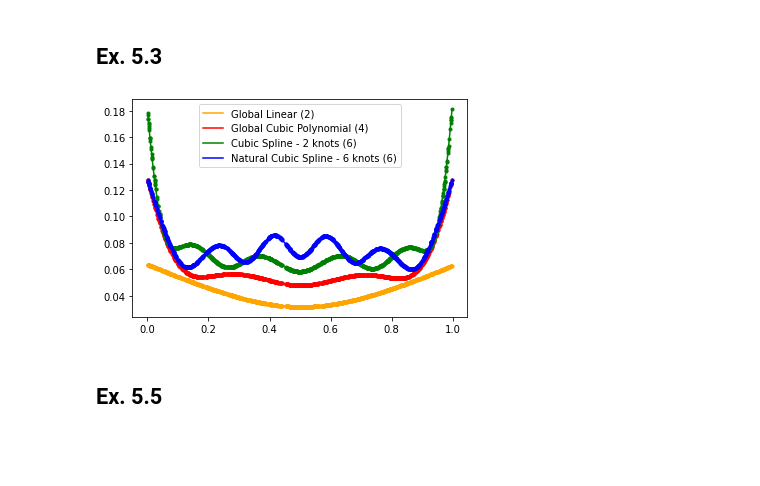
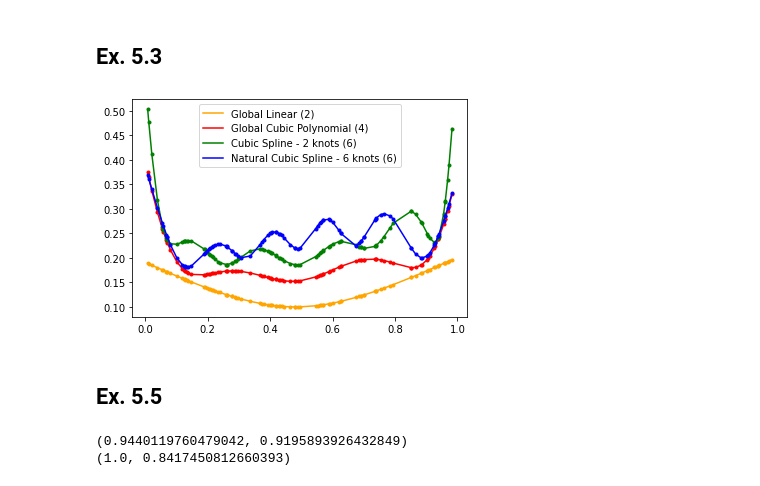
Before and after one commit to IanFla/Statistical-Learning, a Jupyter notebook: Ch5.ipynb, the cells around one changed output. Cells and saved outputs as stored; diff of their text form; code cells hidden in the pictures; blank space fills up the shorter version.

```diff
--- a/Ch5.ipynb
+++ b/Ch5.ipynb
@@ -8,40 +10,53 @@ from scipy.stats import uniform, norm
 # %%
 def pc(x, loc):
     return ((x - loc) ** 3) * (x > loc)
 
-x = np.sort(uniform.rvs(size = 1000)).reshape([-1, 1])
+x = np.sort(uniform.rvs(size = 100)).reshape([-1, 1])
 X_Linear = np.hstack([np.ones_like(x), x])
 X_Cubic = np.hstack([X_Linear, x ** 2, x ** 3])
 X_Cubic_Spline = np.hstack([X_Cubic, pc(x, 1/3), pc(x, 2/3)])
 knots = np.linspace(0.1, 0.9, 6)
 X_tmp = np.hstack([(pc(x, knot) - pc(x, knots[-1])) / (knots[-1] - knot) for knot in knots[:-1]])
 X_tmp = X_tmp[:, :-1] - X_tmp[:, -1].reshape([-1, 1])
 X_Natural_Cubic_Spline  = np.hstack([X_Linear, X_tmp])
 
 def pv(X):
     return np.sqrt(np.diag(X.dot(np.linalg.inv(X.T.dot(X))).dot(X.T)))
 
 plt.plot(x.flatten(), pv(X_Linear), '.', c='orange')
 plt.plot(x.flatten(), pv(X_Linear), c='orange', label='Global Linear ({})'
          .format(X_Linear.shape[1]))
 plt.plot(x.flatten(), pv(X_Cubic), '.', c='red')
 plt.plot(x.flatten(), pv(X_Cubic), c='red', label='Global Cubic Polynomial ({})'
          .format(X_Cubic.shape[1]))
 plt.plot(x.flatten(), pv(X_Cubic_Spline), '.', c='green')
 plt.plot(x.flatten(), pv(X_Cubic_Spline), c='green', label='Cubic Spline - 2 knots ({})'
          .format(X_Cubic_Spline.shape[1]))
 plt.plot(x.flatten(), pv(X_Natural_Cubic_Spline), '.', c='blue')
 plt.plot(x.flatten(), pv(X_Natural_Cubic_Spline), c='blue', label='Natural Cubic Spline - 6 knots ({})'
          .format(X_Natural_Cubic_Spline.shape[1]))
 plt.legend()
 plt.show()
 # %% [output]
-[figure, old version]
+[figure, new version]
 # %% [markdown]
 ## Ex. 5.5
 # %%
 X = pd.read_csv('./data/phoneme.txt', index_col=0)
 X_train = X[X.speaker.str.startswith('train')]
 X_test = X[~X.speaker.str.startswith('train')]
+X_train.pop('speaker')
+X_test.pop('speaker')
 y_train = X_train.pop('g')
 y_test = X_test.pop('g')
+
+fit1 = LDA().fit(X_train, y_train)
+result1 = fit1.score(X_train, y_train), fit1.score(X_test, y_test)
+fit2 = QDA().fit(X_train, y_train)
+result2 = fit2.score(X_train, y_train), fit2.score(X_test, y_test)
+
+print(result1)
+print(result2)
+# %% [output]
+(0.9440119760479042, 0.9195893926432849)
+(1.0, 0.8417450812660393)
```
Also changed, not shown: parts of 3 cells of this notebook.
